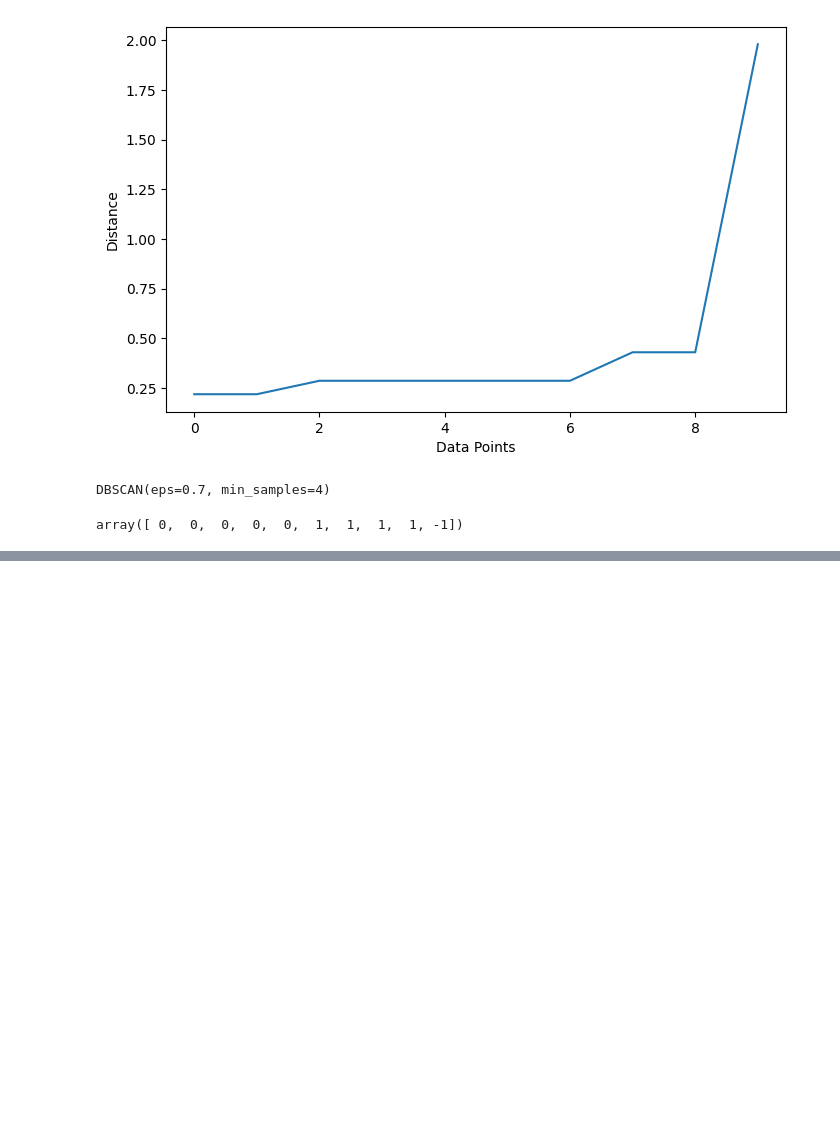
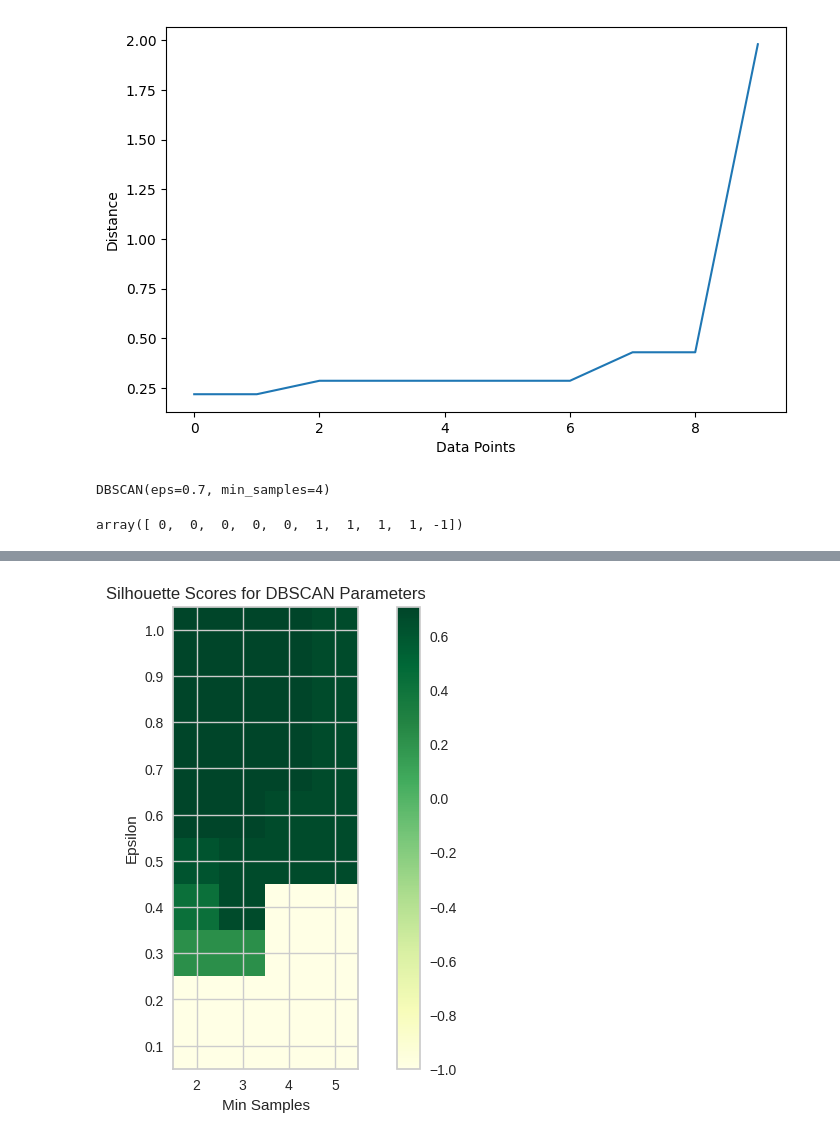
Before and after one commit to eleven111101/DBSCAN, a Jupyter notebook: DBSCAN_Cluster.ipynb, the cells around one changed output, grey strips where cells are left out. Saved outputs shown, nothing was run; the diff lists cells and outputs as text; code cells hidden in the pictures; blank space fills up the shorter version.

```diff
--- a/DBSCAN_Cluster.ipynb
+++ b/DBSCAN_Cluster.ipynb
@@ -113,0 +149,46 @@ array([ 0,  0,  0,  0,  0,  1,  1,  1,  1, -1])
+# %%
+from sklearn.cluster import DBSCAN
+from sklearn.preprocessing import StandardScaler
+from sklearn.metrics import silhouette_score
+import matplotlib.pyplot as plt
+import numpy as np
+
+# Scale the data
+scaler = StandardScaler()
+Scaled_X = scaler.fit_transform(X)
+
+# Define range of eps and min_samples values to explore
+eps_range = np.linspace(0.1, 1.0, 10)
+min_samples_range = range(2, 6)
+
+# Function to compute silhouette scores for different parameter combinations
+def compute_silhouette_scores(X, eps_values, min_samples_values):
+    scores = np.zeros((len(eps_values), len(min_samples_values)))
+
+    for i, eps in enumerate(eps_values):
+        for j, min_samples in enumerate(min_samples_values):
+            model = DBSCAN(eps=eps, min_samples=min_samples)
+            labels = model.fit_predict(X)
+            if len(set(labels)) > 1:  # Ensure there are at least two clusters
+                score = silhouette_score(X, labels)
+            else:
+                score = -1  # Silhouette score is not defined for a single cluster
+            scores[i, j] = score
+
+    return scores
+
+# Compute silhouette scores
+silhouette_scores = compute_silhouette_scores(Scaled_X, eps_range, min_samples_range)
+
+# Plot heatmap of silhouette scores
+plt.figure(figsize=(10, 6))
+plt.imshow(silhouette_scores, interpolation='nearest', cmap=plt.cm.YlGn, origin='lower')
+plt.colorbar()
+plt.xticks(np.arange(len(min_samples_range)), min_samples_range)
+plt.yticks(np.arange(len(eps_range)), np.round(eps_range, 2))
+plt.xlabel('Min Samples')
+plt.ylabel('Epsilon')
+plt.title('Silhouette Scores for DBSCAN Parameters')
+plt.show()
+# %% [output]
+[figure, added]
```
Also changed, not shown: parts of 1 cell of this notebook.
